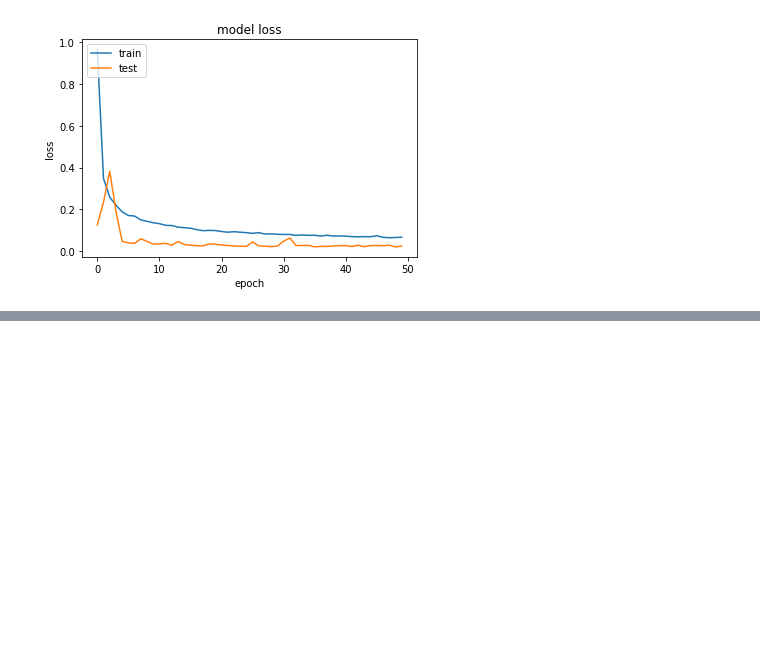
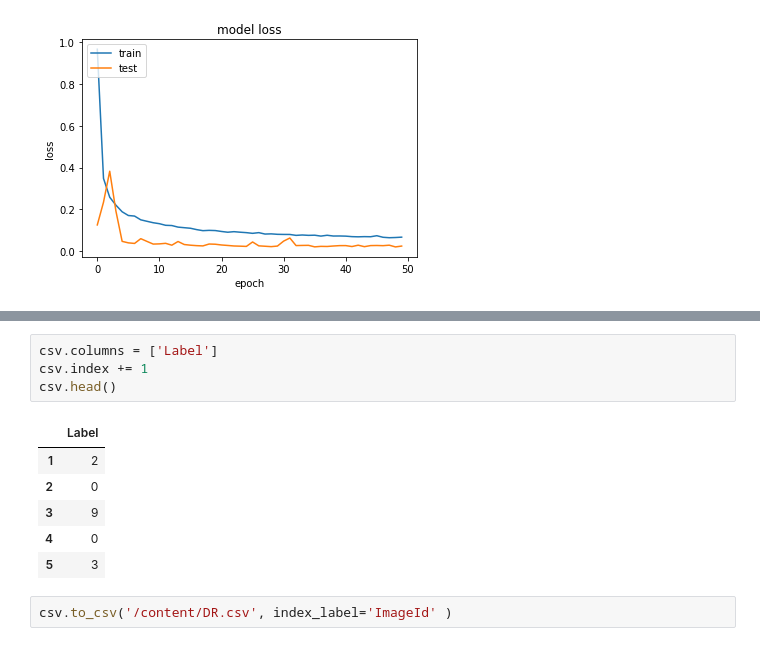
Before and after one commit to slvDev/Digit-Recognizer-CNN-Keras, a Jupyter notebook: Digit_Recognizer_CNN.ipynb, the cells around one changed output, grey strips where cells are left out. Saved outputs shown, nothing was run; the diff lists cells and outputs as text; blank space fills up the shorter version.

```diff
--- a/Digit_Recognizer_CNN.ipynb
+++ b/Digit_Recognizer_CNN.ipynb
@@ -206,0 +226,13 @@ array([[381,   0,   0,   0,   0,   0,   0,   0,   1,   0],
+# %%
+csv.columns = ['Label']
+csv.index += 1
+csv.head()
+# %% [output]
+|  | Label |
+| 1 | 2 |
+| 2 | 0 |
+| 3 | 9 |
+| 4 | 0 |
+| 5 | 3 |
+# %%
+csv.to_csv('/content/DR.csv', index_label='ImageId' )
```
Also changed, not shown: parts of 8 cells of this notebook.
